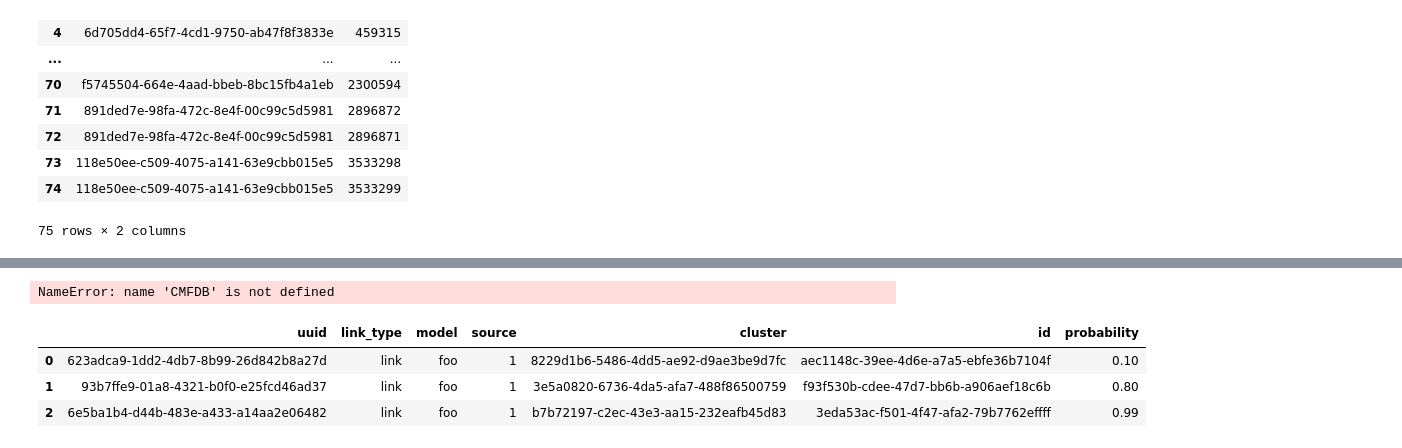
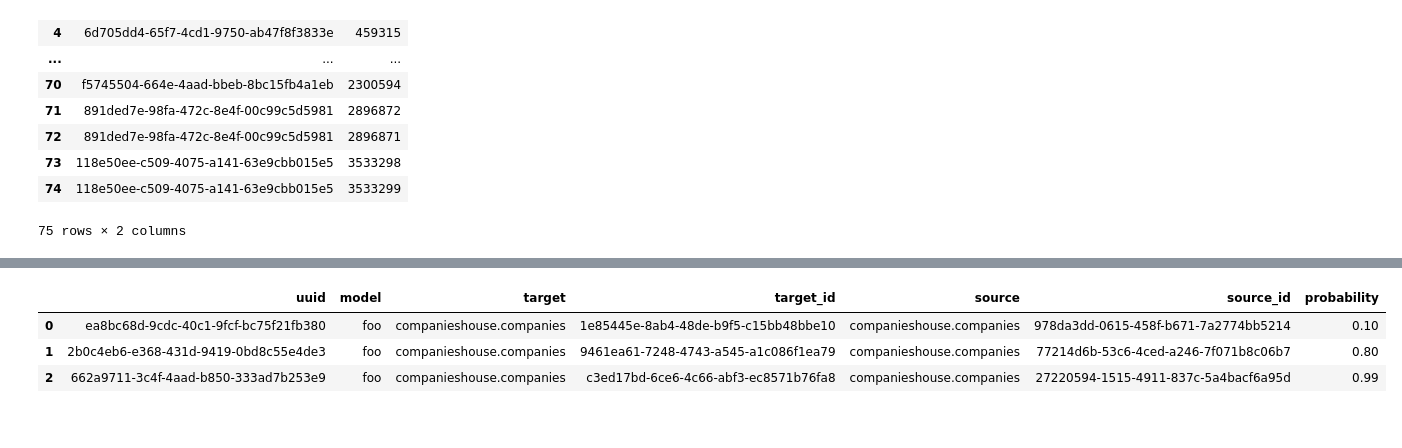
Before and after one commit to will-langdale/matchbox, a Jupyter notebook: notebooks/archive/WL_test.ipynb, the cells around one changed output, grey strips where cells are left out. Saved outputs shown, nothing was run; the diff lists cells and outputs as text; code cells hidden in the pictures.

```diff
--- a/notebooks/archive/WL_test.ipynb
+++ b/notebooks/archive/WL_test.ipynb
@@ -476,12 +503 @@ ValidationError: 1 validation error for ProbabilityResults
-# %%
-from cmf.data import Probabilities, Table
-
-prob = Probabilities(
-    db_table=Table(
-        db_schema=os.getenv("SCHEMA"),
-        db_table=os.getenv("PROBABILITIES_TABLE")
-    )
-)
-# %% [output]
-NameError: name 'CMFDB' is not defined
 # %%
@@ -489,7 +505,7 @@ results.to_cmf()
 # %%
-prob.db_table.read()
+cmf_conn.probabilities.db_table.read()
 # %% [output]
-|  | uuid | link_type | model | source | cluster | id | probability |
-| 0 | 623adca9-1dd2-4db7-8b99-26d842b8a27d | link | foo | 1 | 8229d1b6-5486-4dd5-ae92-d9ae3be9d7fc | aec1148c-39ee-4d6e-a7a5-ebfe36b7104f | 0.10 |
-| 1 | 93b7ffe9-01a8-4321-b0f0-e25fcd46ad37 | link | foo | 1 | 3e5a0820-6736-4da5-afa7-488f86500759 | f93f530b-cdee-47d7-bb6b-a906aef18c6b | 0.80 |
-| 2 | 6e5ba1b4-d44b-483e-a433-a14aa2e06482 | link | foo | 1 | b7b72197-c2ec-43e3-aa15-232eafb45d83 | 3eda53ac-f501-4f47-afa2-79b7762effff | 0.99 |
+|  | uuid | model | target | target_id | source | source_id | probability |
+| 0 | ea8bc68d-9cdc-40c1-9fcf-bc75f21fb380 | foo | companieshouse.companies | 1e85445e-8ab4-48de-b9f5-c15bb48bbe10 | companieshouse.companies | 978da3dd-0615-458f-b671-7a2774bb5214 | 0.10 |
+| 1 | 2b0c4eb6-e368-431d-9419-0bd8c55e4de3 | foo | companieshouse.companies | 9461ea61-7248-4743-a545-a1c086f1ea79 | companieshouse.companies | 77214d6b-53c6-4ced-a246-7f071b8c06b7 | 0.80 |
+| 2 | 662a9711-3c4f-4aad-b850-333ad7b253e9 | foo | companieshouse.companies | c3ed17bd-6ce6-4c66-abf3-ec8571b76fa8 | companieshouse.companies | 27220594-1515-4911-837c-5a4bacf6a95d | 0.99 |
```
Also changed, not shown: parts of 4 cells of this notebook, 2 other files.
